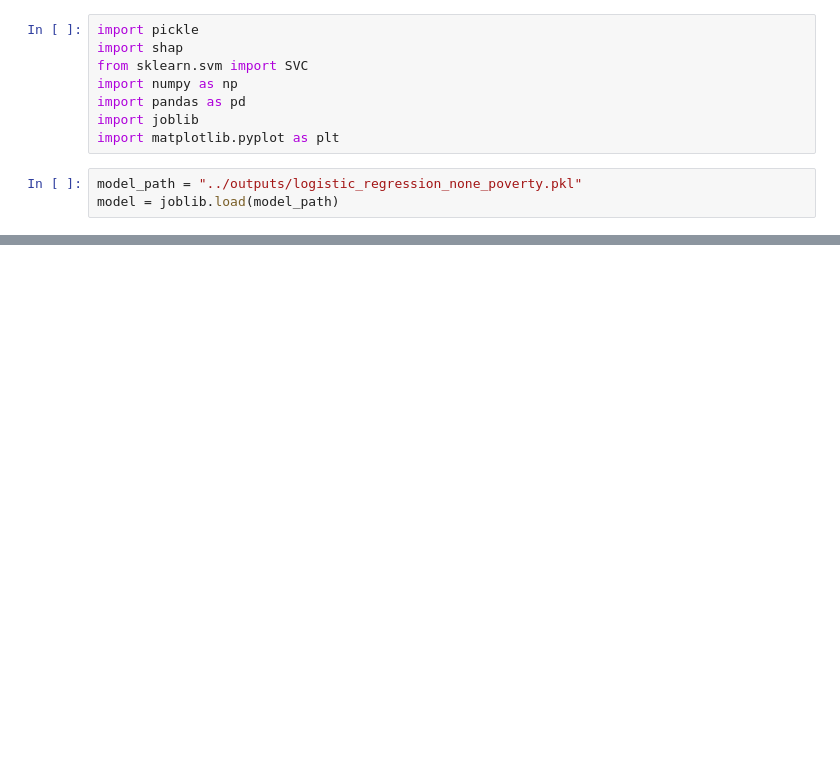
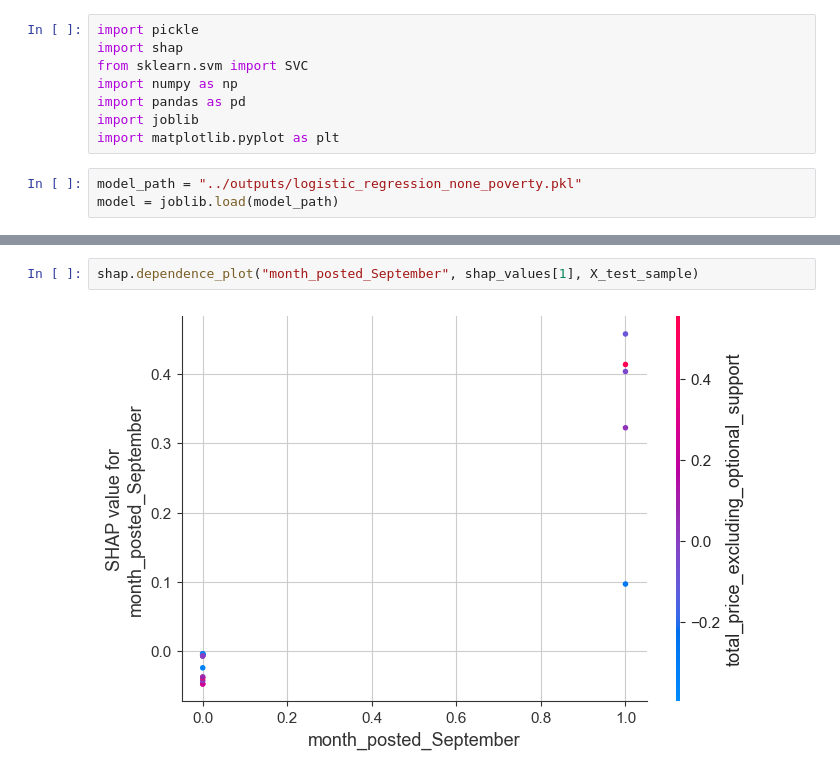
Before and after one commit to luciafang/94889-DonorsChoose, a Jupyter notebook: project/notebooks/SHAP_lr_high.ipynb, the cells around one changed output, grey strips where cells are left out. Cells and saved outputs as stored; diff of their text form; blank space fills up the shorter version.

```diff
--- a/project/notebooks/SHAP_lr_high.ipynb
+++ b/project/notebooks/SHAP_lr_high.ipynb
@@ -62,0 +70,4 @@ shap.save_html("force_plot.html", force_plot)
+# %%
+shap.dependence_plot("month_posted_September", shap_values[1], X_test_sample)
+# %% [output]
+[figure, added]
```
Also changed, not shown: parts of 19 cells of this notebook.
